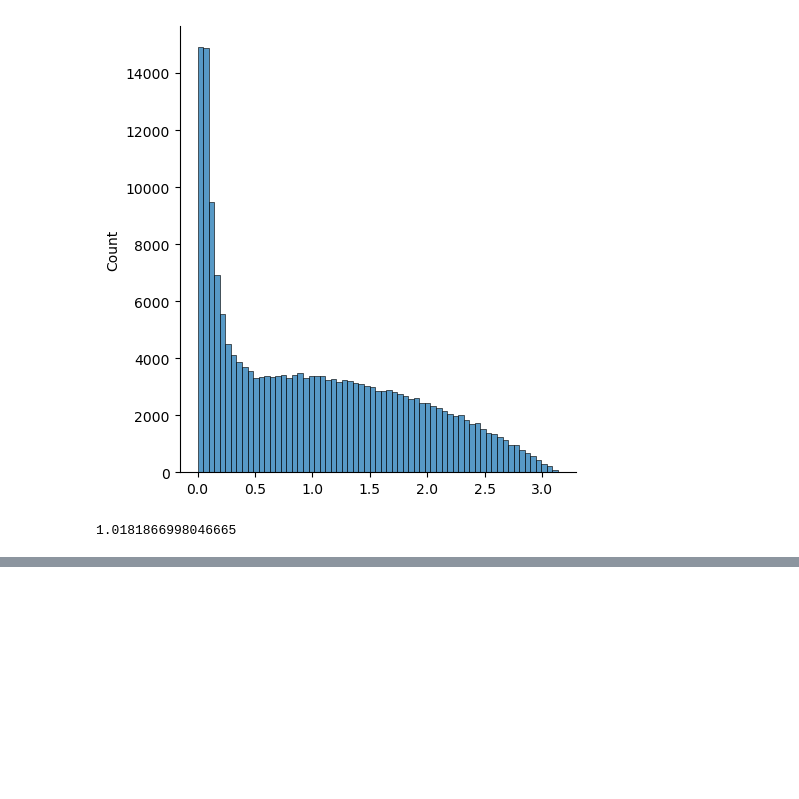
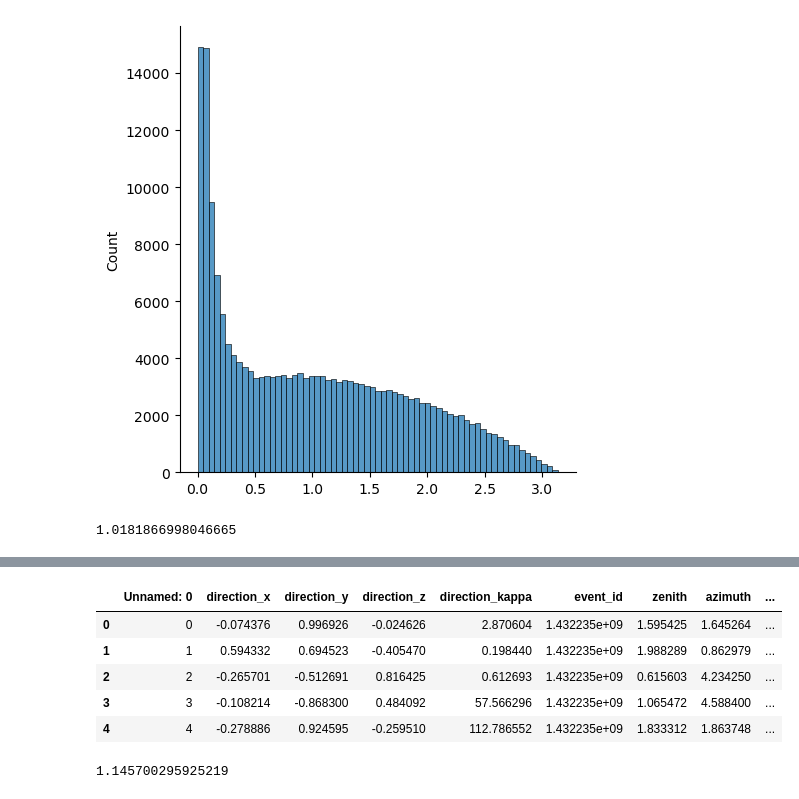
Before and after one commit to IMOKURI/kaggle-ice-cube, a Jupyter notebook: notebook/EDA.ipynb, the cells around one changed output, grey strips where cells are left out. Saved outputs shown, nothing was run; the diff lists cells and outputs as text; code cells hidden in the pictures; blank space fills up the shorter version.

```diff
--- a/notebook/EDA.ipynb
+++ b/notebook/EDA.ipynb
@@ -104,6 +104,9 @@ submission_low_sigma = pd.read_csv("submission_low_sigma.csv")
 submission_high_sigma = pd.read_csv("submission_high_sigma.csv")
 submission_df = pd.read_csv("submission.csv")
 valid_df = pd.read_csv("valid.csv")
+# %%
+results_pub = pd.read_csv("results_pub.csv")
+submission_pub_df = pd.read_csv("submission_pub.csv")
 # %%
 results2 = pd.read_csv("results2.csv")
 submission_low_sigma2 = pd.read_csv("submission_low_sigma2.csv")
@@ -851,0 +863,9 @@ angular_dist_score(valid_df["azimuth"], valid_df["zenith"], submission_merge_1_2
+# %%
+results_pub.head()
+# %% [output]
+|  | Unnamed: 0 | direction_x | direction_y | direction_z | direction_kappa | event_id | zenith | azimuth | ... |
+| 0 | 0 | -0.074376 | 0.996926 | -0.024626 | 2.870604 | 1.432235e+09 | 1.595425 | 1.645264 | ... |
+| 1 | 1 | 0.594332 | 0.694523 | -0.405470 | 0.198440 | 1.432235e+09 | 1.988289 | 0.862979 | ... |
+| 2 | 2 | -0.265701 | -0.512691 | 0.816425 | 0.612693 | 1.432235e+09 | 0.615603 | 4.234250 | ... |
+| 3 | 3 | -0.108214 | -0.868300 | 0.484092 | 57.566296 | 1.432235e+09 | 1.065472 | 4.588400 | ... |
+| 4 | 4 | -0.278886 | 0.924595 | -0.259510 | 112.786552 | 1.432235e+09 | 1.833312 | 1.863748 | ... |
@@ -851,0 +878,4 @@ angular_dist_score(valid_df["azimuth"], valid_df["zenith"], submission_merge_1_2
+# %%
+angular_dist_score(valid_df["azimuth"], valid_df["zenith"], sub["azimuth"], sub["zenith"])
+# %% [output]
+1.145700295925219
```
Also changed, not shown: parts of 8 cells of this notebook, 8 other files.
